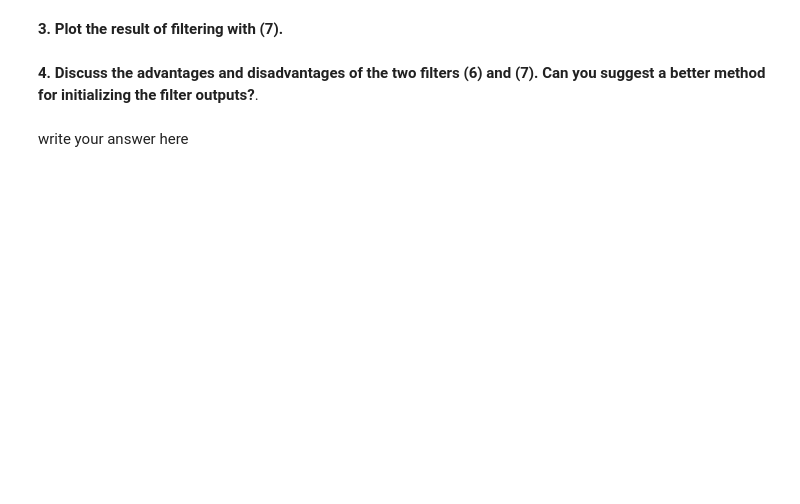
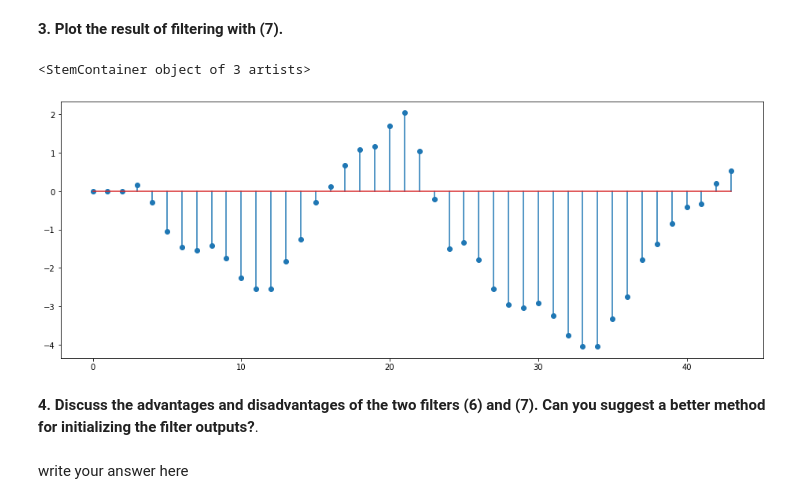
Before and after one commit to JustinWang781/438-Lab02, a Jupyter notebook: lab02_report.ipynb, the cells around one changed output. Drawn from its saved outputs; the diff is of its cells as text; code cells hidden in the pictures; blank space fills up the shorter version.

```diff
--- a/lab02_report.ipynb
+++ b/lab02_report.ipynb
@@ -330,3 +347,15 @@ FileNotFoundError: ignored
+# %%
+# write your code here
+y7 = np.zeros(len(rate))
+y7[0:3] = 0
+
+for i in range(3, len(y7)):
+  y7[i] = y7[i-1] + (1.0/3) * (rate[i] - rate[i-3])
+
+plt.stem(y7)
+# %% [output]
+<StemContainer object of 3 artists>
+[figure, added]
 # %% [markdown]
 **4. Discuss the advantages and disadvantages of the two filters (6) and (7). Can you suggest a better method for initializing the filter outputs?**.
 # %% [markdown]
```
Also changed, not shown: parts of 12 cells of this notebook.
